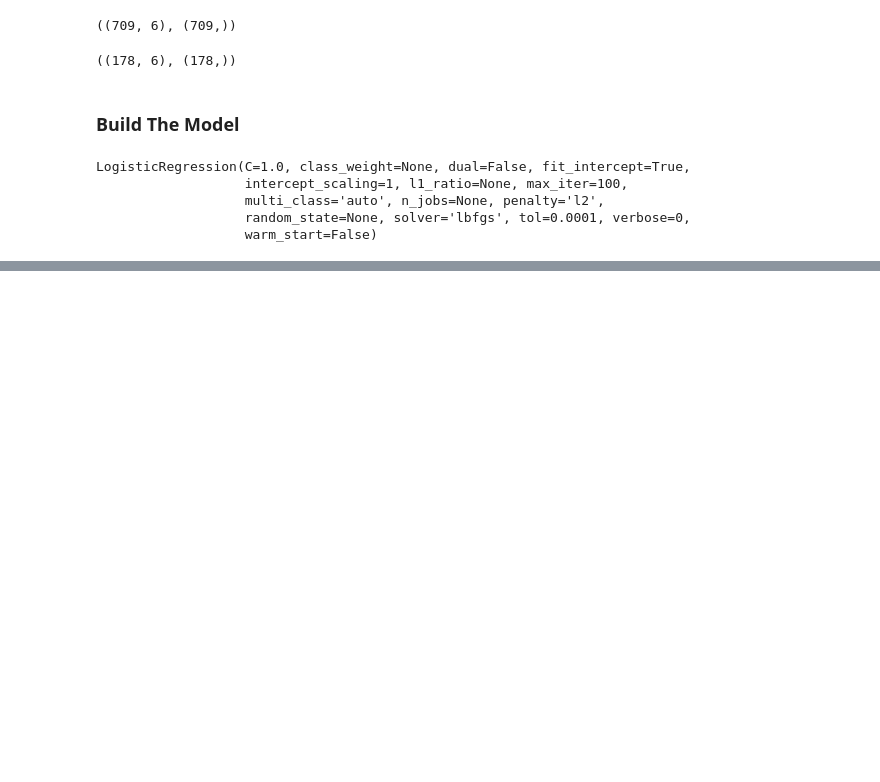
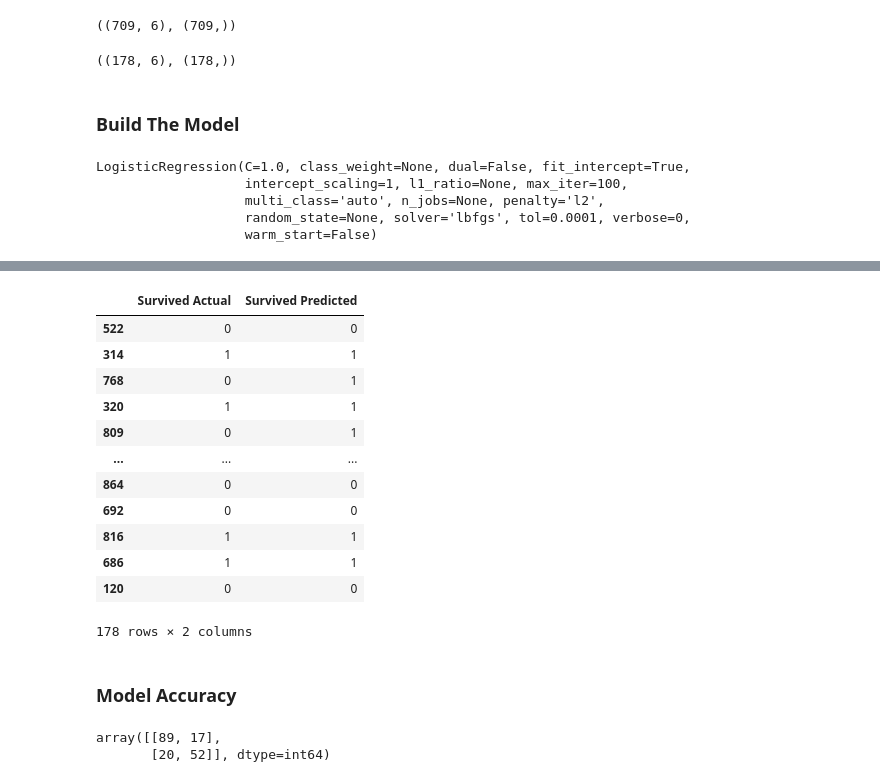
Before and after one commit to rooneyrulz/titanic_disaster_ml, a Jupyter notebook: Predictions.ipynb, the cells around one changed output, grey strips where cells are left out. Saved outputs shown, nothing was run; the diff lists cells and outputs as text; code cells hidden in the pictures; blank space fills up the shorter version.

Commit message:
made predictions & finding the model accuracy

```diff
--- a/Predictions.ipynb
+++ b/Predictions.ipynb
@@ -177,0 +180,2 @@ LogisticRegression(C=1.0, class_weight=None, dual=False, fit_intercept=True,
+# %%
+predictions = model.predict(X_test)
@@ -177,0 +194,19 @@ LogisticRegression(C=1.0, class_weight=None, dual=False, fit_intercept=True,
+# %%
+# Make a dataframe for actual vs predictions
+pd.DataFrame({'Survived Actual': Y_test, 'Survived Predicted': predictions})
+# %% [output]
+|  | Survived Actual | Survived Predicted |
+| 522 | 0 | 0 |
+| 314 | 1 | 1 |
+| 768 | 0 | 1 |
+| 320 | 1 | 1 |
+| 809 | 0 | 1 |
+| ... | ... | ... |
+| 864 | 0 | 0 |
+| 692 | 0 | 0 |
+| 816 | 1 | 1 |
+| 686 | 1 | 1 |
+| 120 | 0 | 0 |
+178 rows × 2 columns
+# %% [markdown]
+### Model Accuracy
@@ -177,0 +215,6 @@ LogisticRegression(C=1.0, class_weight=None, dual=False, fit_intercept=True,
+# %%
+# Confusion Matrix
+confusion_matrix(Y_test, predictions)
+# %% [output]
+array([[89, 17],
+       [20, 52]], dtype=int64)
```
Also changed, not shown: parts of 3 cells of this notebook.
